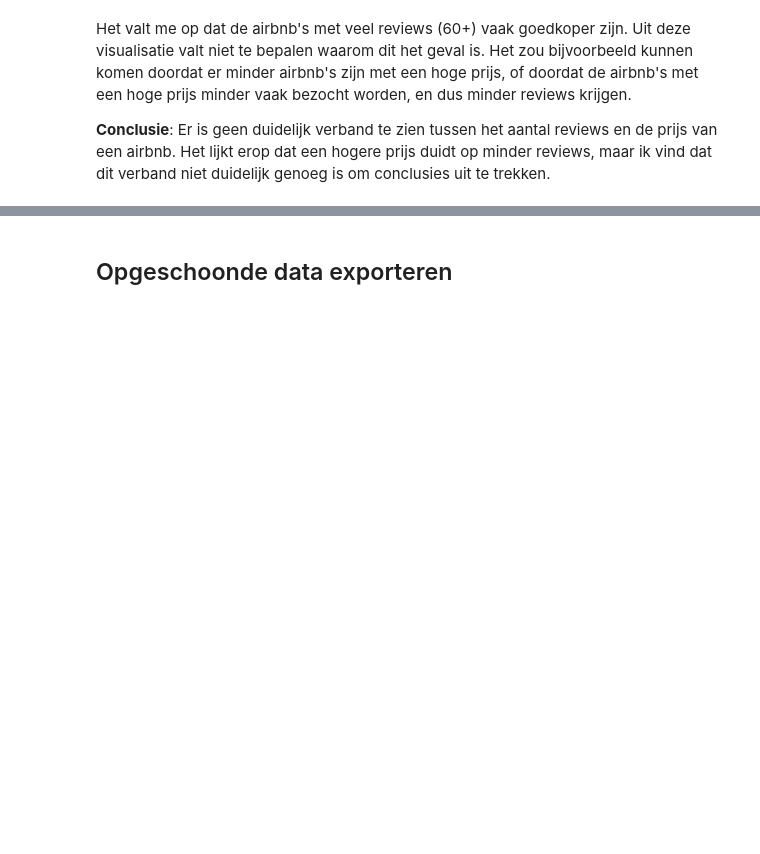
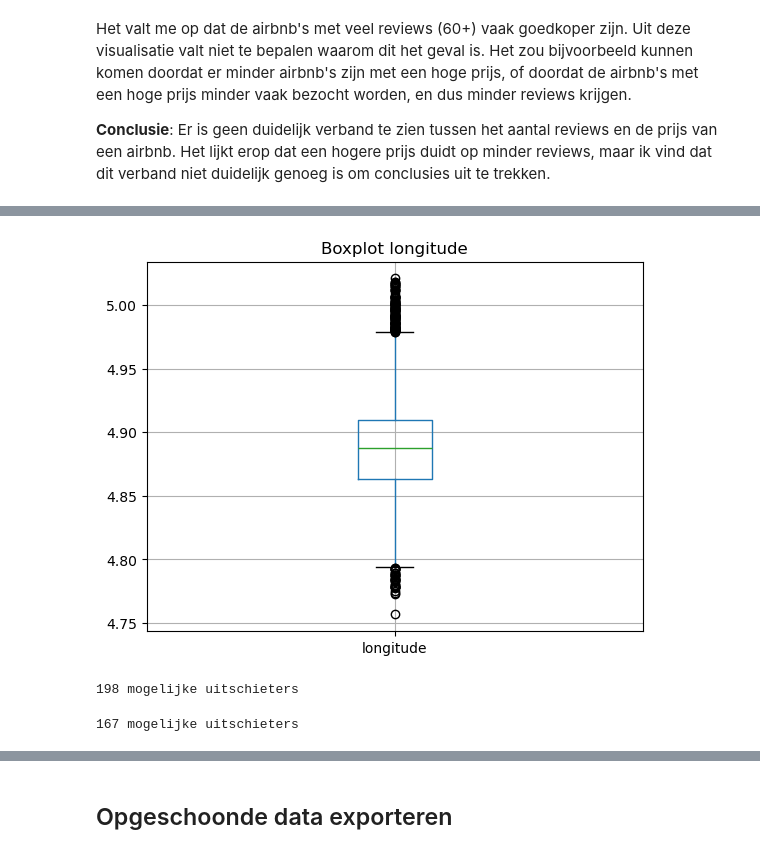
Before and after one commit to GitMathijs/S3_AI_lesmateriaal, a Jupyter notebook: Data/airbnb-opdracht.ipynb, the cells around one changed output, grey strips where cells are left out. Drawn from its saved outputs; the diff is of its cells as text; code cells hidden in the pictures; blank space fills up the shorter version.

```diff
--- a/Data/airbnb-opdracht.ipynb
+++ b/Data/airbnb-opdracht.ipynb
@@ -269,0 +309,41 @@ Het valt me op dat de airbnb's met veel reviews (60+) vaak goedkoper zijn. Uit d
+# %%
+airbnb_clean.boxplot(["longitude"])
+plt.title("Boxplot longitude")
+plt.show()
+# %% [output]
+[figure, added]
+# %%
+# Er lijken niet veel extreme uitschieters te zijn. Ik ga kijken of de IQR-methode punten zal weghalen:
+voor = len(airbnb_clean)
+
+Q1 = airbnb_clean["latitude"].quantile(0.25)
+Q3 = airbnb_clean["latitude"].quantile(0.75)
+IQR = Q3 - Q1
+
+ondergrens = Q1 - 1.5 * IQR
+bovengrens = Q3 + 1.5 * IQR
+
+airbnb_clean_lat = airbnb_clean[(airbnb_clean["latitude"] >= ondergrens) & (airbnb_clean["latitude"] <= bovengrens)]
+
+na = len(airbnb_clean_lat)
+
+print(f"{voor - na} mogelijke uitschieters")
+# %% [output]
+198 mogelijke uitschieters
+# %%
+voor = len(airbnb_clean)
+
+Q1 = airbnb_clean["longitude"].quantile(0.25)
+Q3 = airbnb_clean["longitude"].quantile(0.75)
+IQR = Q3 - Q1
+
+ondergrens = Q1 - 1.5 * IQR
+bovengrens = Q3 + 1.5 * IQR
+
+airbnb_clean_long = airbnb_clean[(airbnb_clean["longitude"] >= ondergrens) & (airbnb_clean["longitude"] <= bovengrens)]
+
+na = len(airbnb_clean_long)
+
+print(f"{voor - na} mogelijke uitschieters")
+# %% [output]
+167 mogelijke uitschieters
```
Also changed, not shown: parts of 6 cells of this notebook.
